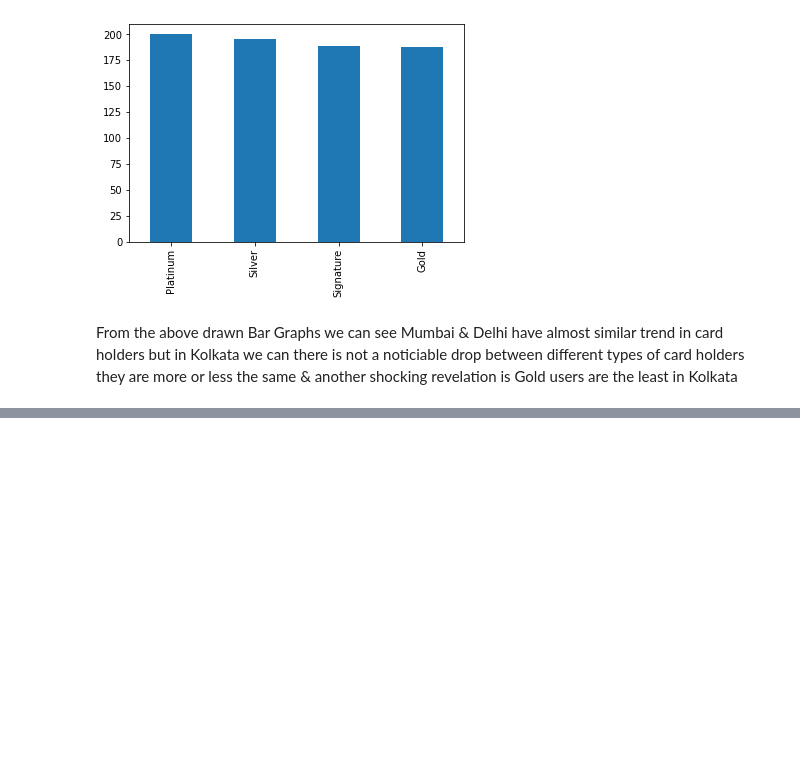
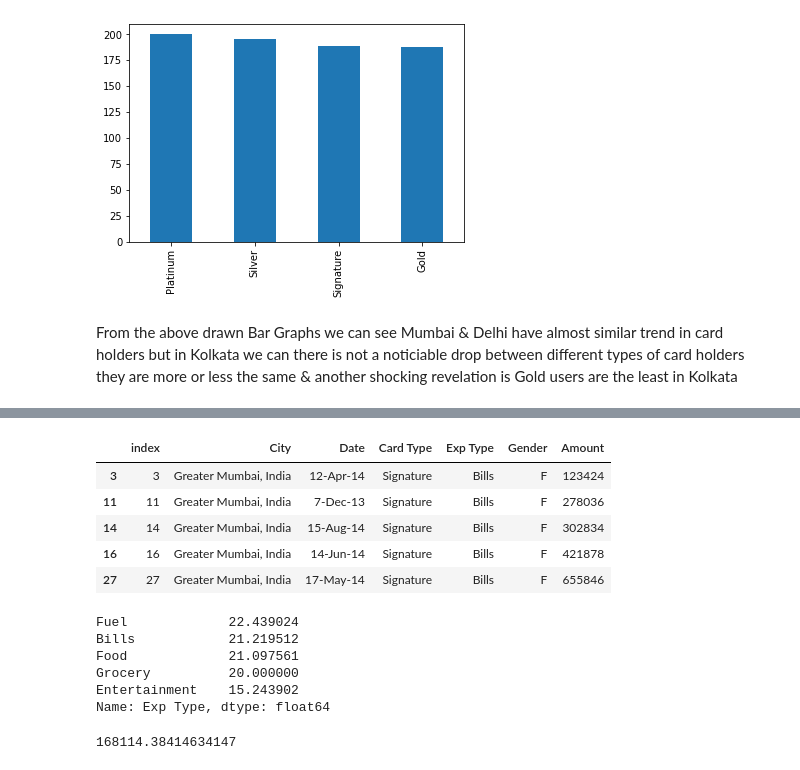
Before and after one commit to WhiteHorse101/Credit-Card-Spending-Habits, a Jupyter notebook: EDA.ipynb, the cells around one changed output, grey strips where cells are left out. Cells and saved outputs as stored; diff of their text form; code cells hidden in the pictures; blank space fills up the shorter version.

```diff
--- a/EDA.ipynb
+++ b/EDA.ipynb
@@ -263,0 +299,22 @@ From the above drawn Bar Graphs we can see Mumbai & Delhi have almost similar tr
+# %%
+Mumbai_Signature.head()
+# %% [output]
+|  | index | City | Date | Card Type | Exp Type | Gender | Amount |
+| 3 | 3 | Greater Mumbai, India | 12-Apr-14 | Signature | Bills | F | 123424 |
+| 11 | 11 | Greater Mumbai, India | 7-Dec-13 | Signature | Bills | F | 278036 |
+| 14 | 14 | Greater Mumbai, India | 15-Aug-14 | Signature | Bills | F | 302834 |
+| 16 | 16 | Greater Mumbai, India | 14-Jun-14 | Signature | Bills | F | 421878 |
+| 27 | 27 | Greater Mumbai, India | 17-May-14 | Signature | Bills | F | 655846 |
+# %%
+Mumbai_Signature['Exp Type'].value_counts(normalize=True)*100
+# %% [output]
+Fuel             22.439024
+Bills            21.219512
+Food             21.097561
+Grocery          20.000000
+Entertainment    15.243902
+Name: Exp Type, dtype: float64
+# %%
+Mumbai_Signature['Amount'].mean()
+# %% [output]
+168114.38414634147
```
Also changed, not shown: parts of 8 cells of this notebook.
